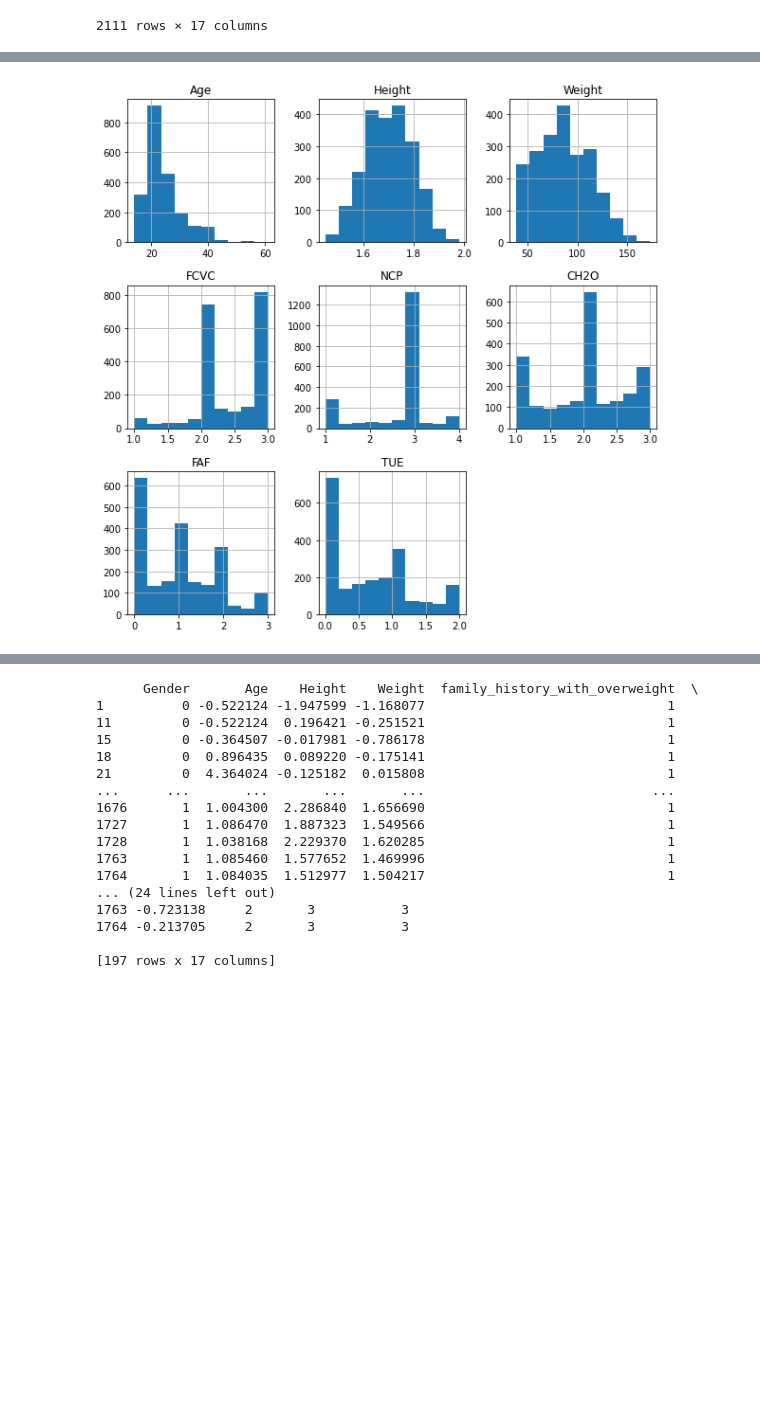
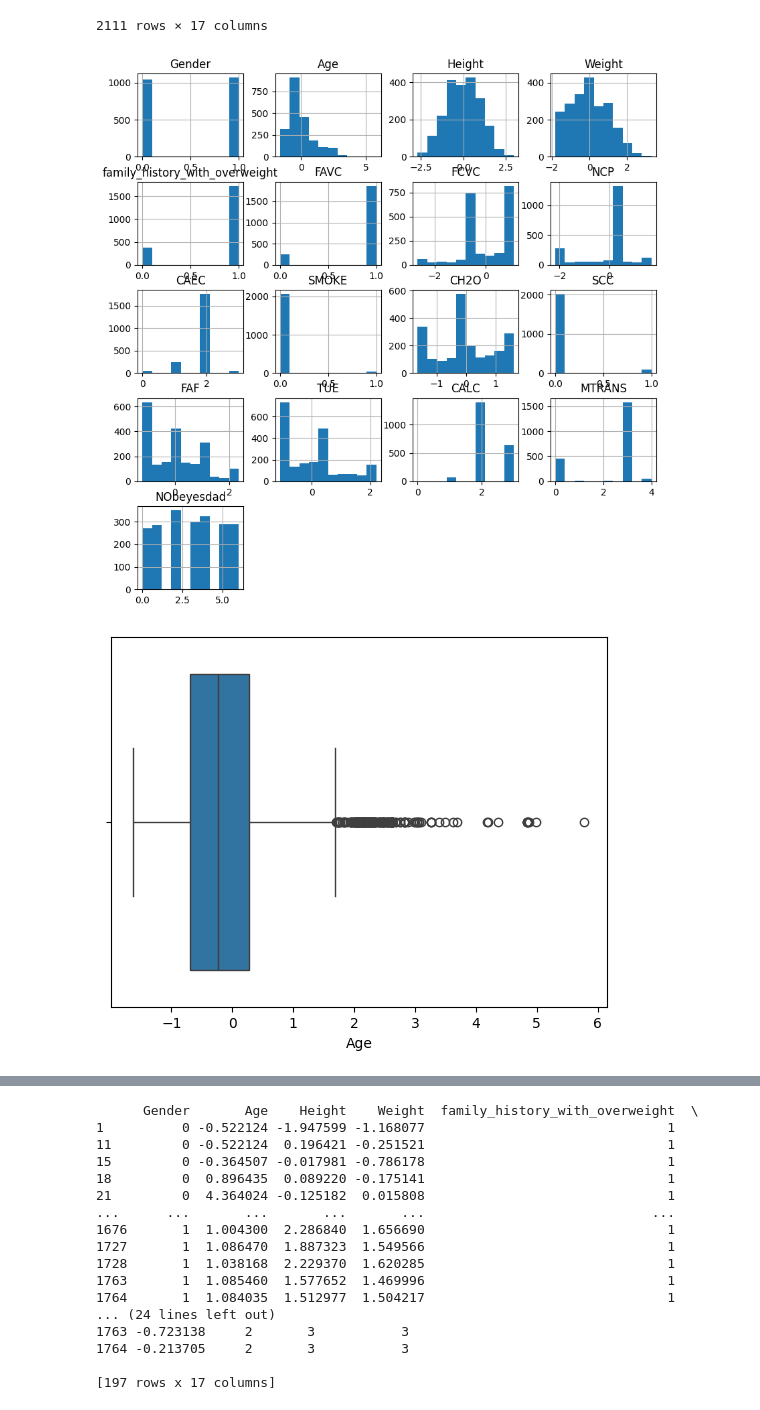
Before and after one commit to murtazaa-hussainn/CSE-602-Machine-Learning-I, a Jupyter notebook: Obesity Level Dataset.ipynb, the cells around one changed output, grey strips where cells are left out. Drawn from its saved outputs; the diff is of its cells as text; code cells hidden in the pictures; blank space fills up the shorter version.

```diff
--- a/Obesity Level Dataset.ipynb
+++ b/Obesity Level Dataset.ipynb
@@ -192,3 +155,20 @@ Numerical columns: Index(['Age', 'Height', 'Weight', 'FCVC', 'NCP', 'CH2O', 'FAF
 | 2109 | 0 | 0.007776 | 0.404927 | 1.785780 | 1 | 1 | 1.088342 | 0.404153 | 2 | 0 | ... |
 | 2110 | 0 | -0.102119 | 0.398344 | 1.790592 | 1 | 1 | 1.088342 | 0.404153 | 2 | 0 | ... |
 2111 rows × 17 columns
+# %%
+# Creates histograms for categorical data
+def plot_histograms(df):
+    df.hist(figsize=(10, 10))
+    plt.show()
+
+# Creates boxplot for numerical data
+def plot_boxplots(df):
+    for col in df.select_dtypes(include=['float64', 'int64']).columns:
+        sns.boxplot(x=df[col])
+        plt.show()
+
+plot_histograms(original)
+plot_boxplots(original)
+# %% [output]
+[figure, added]
+[figure, added]
@@ -206,21 +209,6 @@ def train_and_evaluate(X_train, X_test, y_train, y_test):
     predictions = model.predict(X_test)
     print(classification_report(y_test, predictions))
     print("Accuracy:", accuracy_score(y_test, predictions))
-# %%
-# Creates histograms for categorical data
-def plot_histograms(df):
-    df.hist(figsize=(10, 10))
-    plt.show()
-
-# Creates boxplot for numerical data
-def plot_boxplots(df):
-    for col in df.select_dtypes(include=['float64', 'int64']).columns:
-        sns.boxplot(x=df[col])
-        plt.show()
-
-plot_histograms(X)
-# %% [output]
-[figure, removed]
 # %%
 # Master Workflow, combines and manages all the workflow from one place
 # Specifically Tailored for Mushroom Dataset
```
Also changed, not shown: parts of 8 cells of this notebook.
